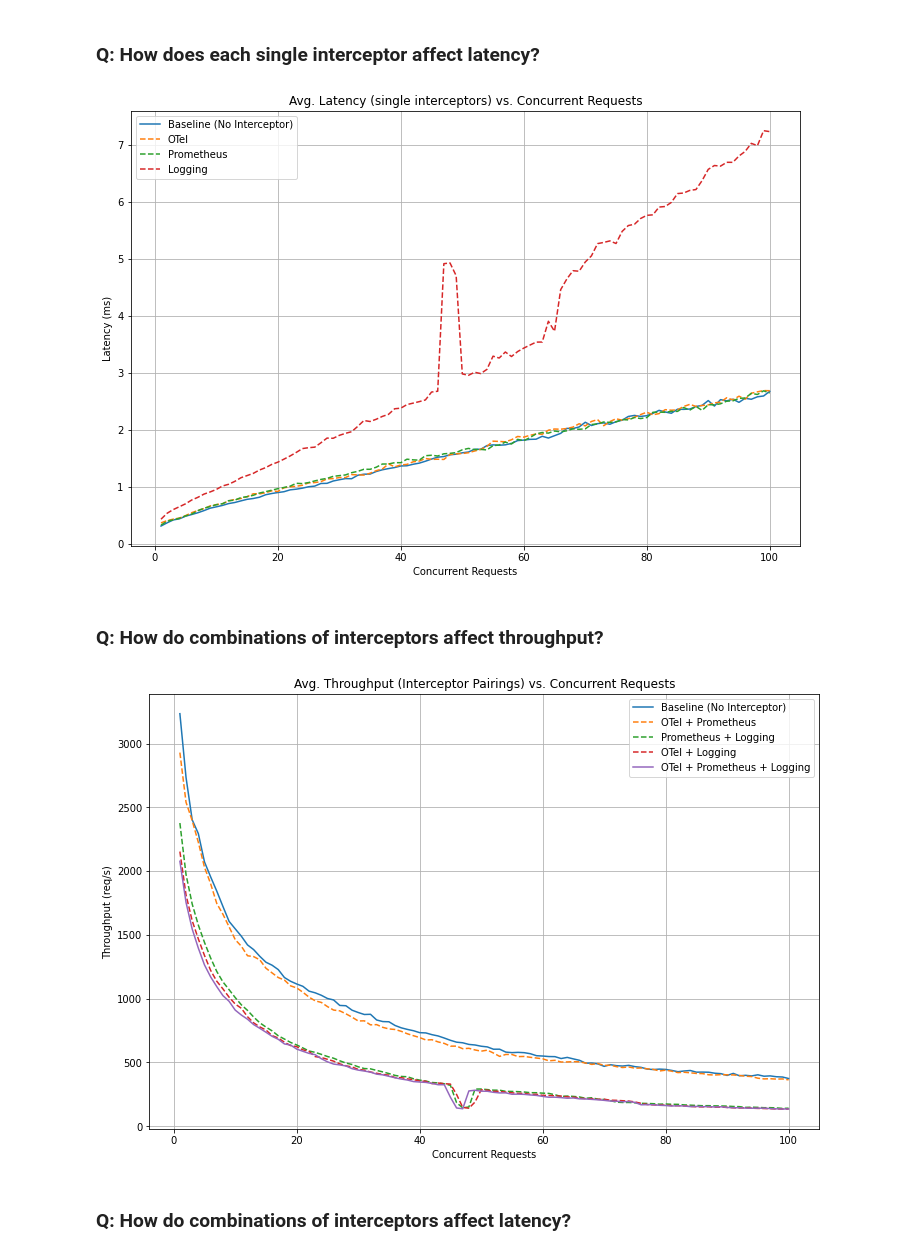
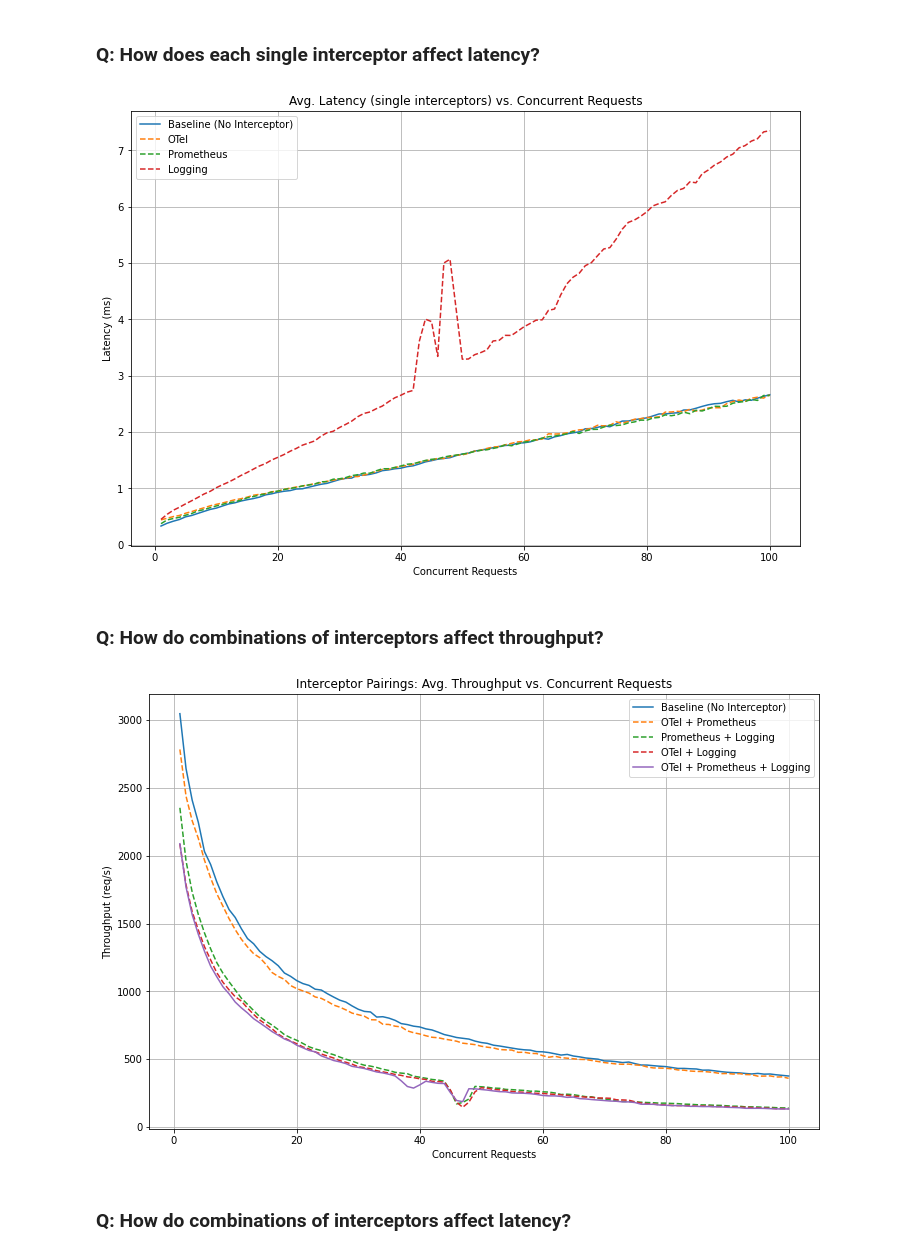
Before and after one commit to louisloechel/CloudServiceBenchmarking, a Jupyter notebook: analysis/analysis.ipynb, the cells around one changed output. Saved outputs shown, nothing was run; the diff lists cells and outputs as text; code cells hidden in the pictures.

```diff
--- a/analysis/analysis.ipynb
+++ b/analysis/analysis.ipynb
@@ -130,10 +278,10 @@ plt.show()
 ### Q: How does each **single** interceptor affect latency?
 # %%
 plt.figure(figsize=(12, 8))
-plt.plot(data_000['Concurrent Requests'], data_000['Average Latency'],  label='Baseline (No Interceptor)') #marker='o',
-plt.plot(data_001['Concurrent Requests'], data_001['Average Latency'],  linestyle='--', label='OTel') #marker='x',
-plt.plot(data_010['Concurrent Requests'], data_010['Average Latency'],  linestyle='--', label='Prometheus') #marker='^',
-plt.plot(data_100['Concurrent Requests'], data_100['Average Latency'],  linestyle='--', label='Logging') #marker='s',
+plt.plot(avg_data_000['Concurrent Requests'], avg_data_000['Average Latency'],  label='Baseline (No Interceptor)') #marker='o',
+plt.plot(avg_data_001['Concurrent Requests'], avg_data_001['Average Latency'],  linestyle='--', label='OTel') #marker='x',
+plt.plot(avg_data_010['Concurrent Requests'], avg_data_010['Average Latency'],  linestyle='--', label='Prometheus') #marker='^',
+plt.plot(avg_data_100['Concurrent Requests'], avg_data_100['Average Latency'],  linestyle='--', label='Logging') #marker='s',
 
 plt.title('Avg. Latency (single interceptors) vs. Concurrent Requests')
 plt.xlabel('Concurrent Requests')
@@ -143,27 +291,27 @@ plt.legend()
 plt.grid(True)
 plt.show()
 # %% [output]
-[figure, old version]
+[figure, new version]
 # %% [markdown]
 ### Q: How do **combinations** of interceptors affect throughput?
 # %%
 plt.figure(figsize=(12, 8))
-plt.plot(data_000['Concurrent Requests'], data_000['Avg. Throughput req/s'],  label='Baseline (No Interceptor)') #marker='o',
-plt.plot(data_011 ['Concurrent Requests'], data_011 ['Avg. Throughput req/s'],  linestyle='--', label='OTel + Prometheus') #marker='o',
-plt.plot(data_110 ['Concurrent Requests'], data_110 ['Avg. Throughput req/s'],  linestyle='--', label='Prometheus + Logging') #marker='x',
-plt.plot(data_101 ['Concurrent Requests'], data_101 ['Avg. Throughput req/s'],  linestyle='--', label='OTel + Logging') #marker='^',
-plt.plot(data_111 ['Concurrent Requests'], data_111 ['Avg. Throughput req/s'],  label='OTel + Prometheus + Logging') #marker='^',
+plt.plot(avg_data_000 ['Concurrent Requests'], avg_data_000 ['Avg. Throughput req/s'],  label='Baseline (No Interceptor)') #marker='o',
+plt.plot(avg_data_011 ['Concurrent Requests'], avg_data_011 ['Avg. Throughput req/s'],  linestyle='--', label='OTel + Prometheus') #marker='o',
+plt.plot(avg_data_110 ['Concurrent Requests'], avg_data_110 ['Avg. Throughput req/s'],  linestyle='--', label='Prometheus + Logging') #marker='x',
+plt.plot(avg_data_101 ['Concurrent Requests'], avg_data_101 ['Avg. Throughput req/s'],  linestyle='--', label='OTel + Logging') #marker='^',
+plt.plot(avg_data_111 ['Concurrent Requests'], avg_data_111 ['Avg. Throughput req/s'],  label='OTel + Prometheus + Logging') #marker='^',
 
-plt.title('Avg. Throughput (Interceptor Pairings) vs. Concurrent Requests')
+plt.title('Interceptor Pairings: Avg. Throughput vs. Concurrent Requests')
 plt.xlabel('Concurrent Requests')
 plt.ylabel('Throughput (req/s)')
 #plt.yscale('log')  # Set y scale to logarithmic
 #plt.yticks(np.arange(0, 1, 0.1))
 plt.legend()
 plt.grid(True)
 plt.show()
 # %% [output]
-[figure, old version]
+[figure, new version]
 # %% [markdown]
 ### Q: How do **combinations** of interceptors affect latency?
 # %%
```
Also changed, not shown: parts of 19 cells of this notebook.
